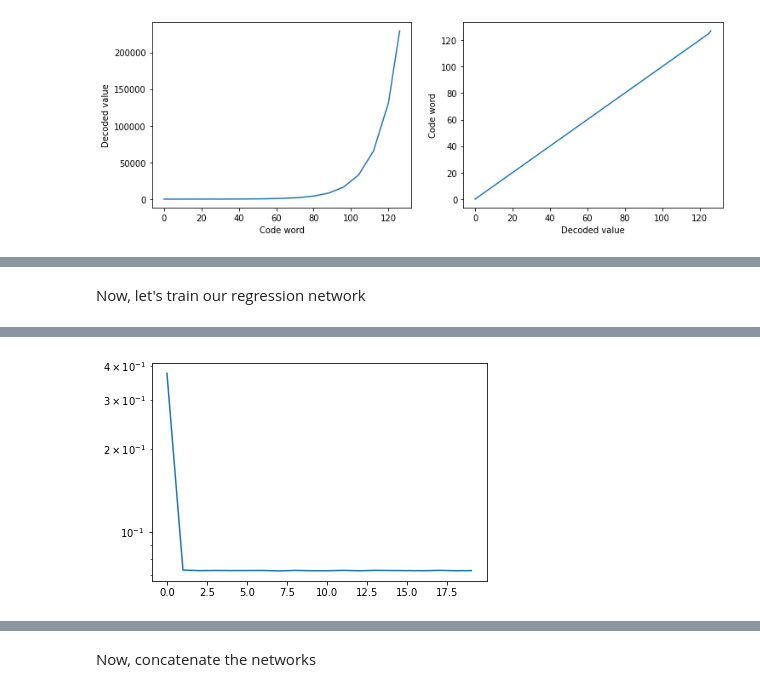
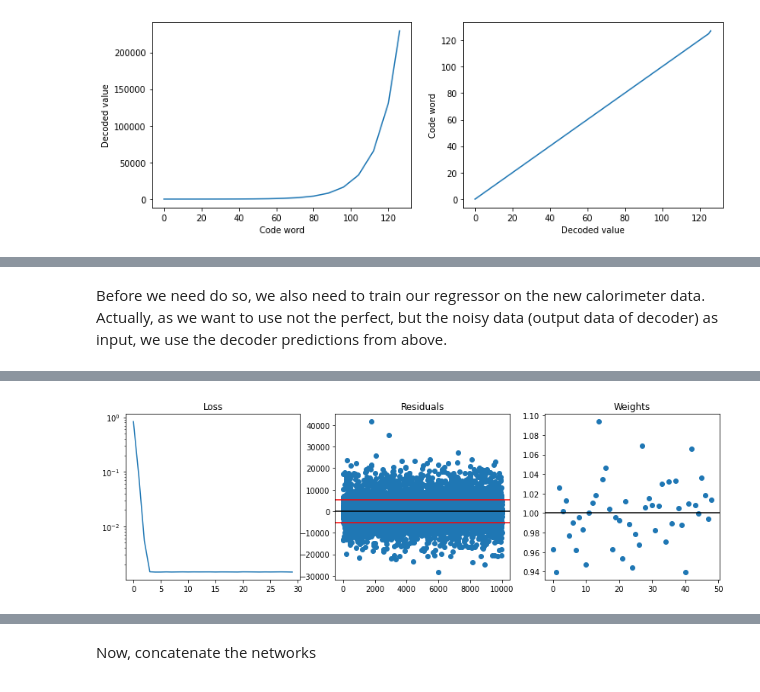
Before and after one commit to dpwinter/random_stuff, a Jupyter notebook: regressing_noisy_data.ipynb, the cells around one changed output, grey strips where cells are left out. Saved outputs shown, nothing was run; the diff lists cells and outputs as text; code cells hidden in the pictures.

```diff
--- a/regressing_noisy_data.ipynb
+++ b/regressing_noisy_data.ipynb
@@ -265,6 +322,5 @@ plt.ylabel('Decoded value sum');
 # %%
-# Let's train a model to encode the data
-model = keras.Sequential([keras.Input(shape=(W,W)),
+decoder = keras.Sequential([keras.Input(shape=(W,W)),
                           keras.layers.Flatten(),
                           keras.layers.Dense(256, activation='sigmoid'),
                           keras.layers.Dense(128, activation='sigmoid'),
@@ -273,8 +329,9 @@ model = keras.Sequential([keras.Input(shape=(W,W)),
                           keras.layers.Reshape((7,7))
                          ])
 
-model.compile(loss='mse', optimizer='adam')
-hist = model.fit(decoded_data, encoded_data, epochs=200, verbose=False, batch_size=8)
+
+decoder.compile(loss='mse', optimizer='adam')
+hist = decoder.fit(codes_normed, decodes_normed, epochs=1000, verbose=False, batch_size=32)#, callbacks=[hist])
 plt.plot(hist.history['loss'])
 plt.yscale('log')
 # %% [output]
@@ -448,13 +372,31 @@ plt.ylabel('Prediction');
-# %% [markdown]
-Now, let's train our regression network
+# %% [markdown]
+Before we need do so, we also need to train our regressor on the new calorimeter data. Actually, as we want to use not the perfect, but the noisy data (output data of decoder) as input, we use the decoder predictions from above.
 # %%
 regressor = keras.Sequential([keras.Input(shape=(W,W)),
                           keras.layers.Flatten(),
                           keras.layers.Dense(1, activation='linear', use_bias=False)])
 
-regressor.compile(loss='mean_absolute_error', optimizer='adam')
+regressor.compile(loss='mse', optimizer='adam')
 
-hist = regressor.fit(noisy_normed_truth, normed_truth_sum, epochs=20, verbose=False, batch_size=1)
-plt.plot(hist.history['loss']);
-plt.yscale('log');
+normed_decode_sum = decode_sum / decode_range
+
+hist = regressor.fit(decoder_pred, normed_decode_sum, epochs=30, verbose=False, batch_size=4)
+
+pred = regressor.predict(decodes_normed) * decode_range
+res = pred.flatten() - decode_sum
+std = np.std(res)
+print("rel. error:", std/decode_range);
+
+fig, ax = plt.subplots(1,3, figsize=(14,4))
+ax[0].plot(hist.history['loss']);
+ax[0].set_title('Loss');
+ax[0].set_yscale('log');
+ax[1].plot(res, 'o');
+ax[1].set_title('Residuals');
+ax[1].axhline(0, c='k');
+ax[1].axhline(std, c='red');
+ax[1].axhline(-std, c='red');
+ax[2].plot(regressor.get_weights()[0].flatten(), 'o');
+ax[2].axhline(1, c='k');
+ax[2].set_title('Weights');
 # %% [output]
@@ -461 +405 @@ plt.yscale('log');
-[figure, old version]
+[figure, new version]
```
Also changed, not shown: parts of 70 cells of this notebook, 1 other file.
